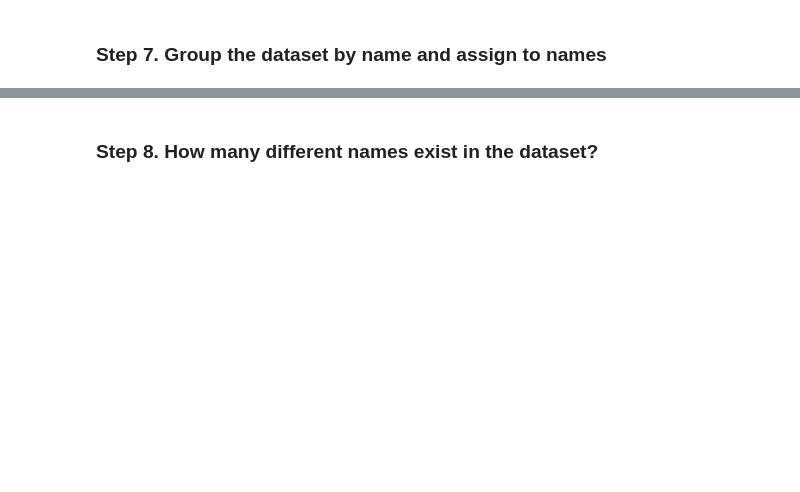
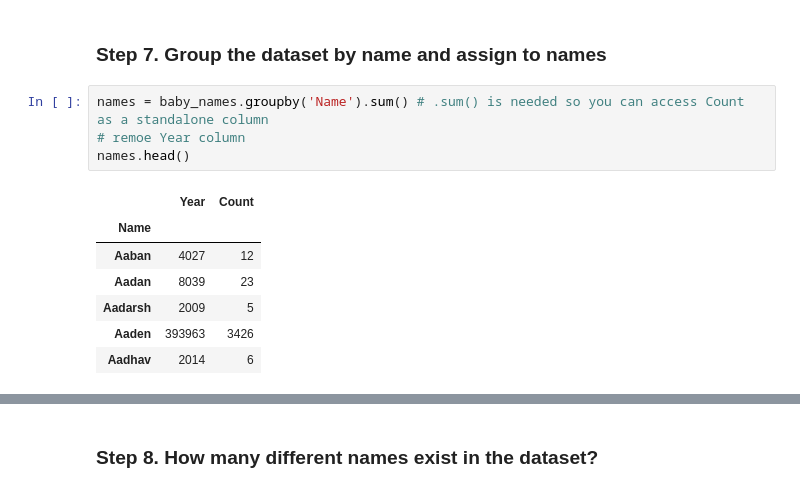
Before and after one commit to kalvinfromcode/pandas_exercises, a Jupyter notebook: 06_Stats/US_Baby_Names/Exercises.ipynb, the cells around one changed output, grey strips where cells are left out. Drawn from its saved outputs; the diff is of its cells as text; blank space fills up the shorter version.

```diff
--- a/06_Stats/US_Baby_Names/Exercises.ipynb
+++ b/06_Stats/US_Baby_Names/Exercises.ipynb
@@ -21,2 +48,14 @@ In the file it will be names from 2004 until 2014
 # %% [markdown]
 ### Step 7. Group the dataset by name and assign to names
+# %%
+names = baby_names.groupby('Name').sum() # .sum() is needed so you can access Count as a standalone column
+# remoe Year column
+names.head()
+# %% [output]
+|  | Year | Count |
+| Name |  |  |
+| Aaban | 4027 | 12 |
+| Aadan | 8039 | 23 |
+| Aadarsh | 2009 | 5 |
+| Aaden | 393963 | 3426 |
+| Aadhav | 2014 | 6 |
```
Also changed, not shown: parts of 12 cells of this notebook, 20 other files.
